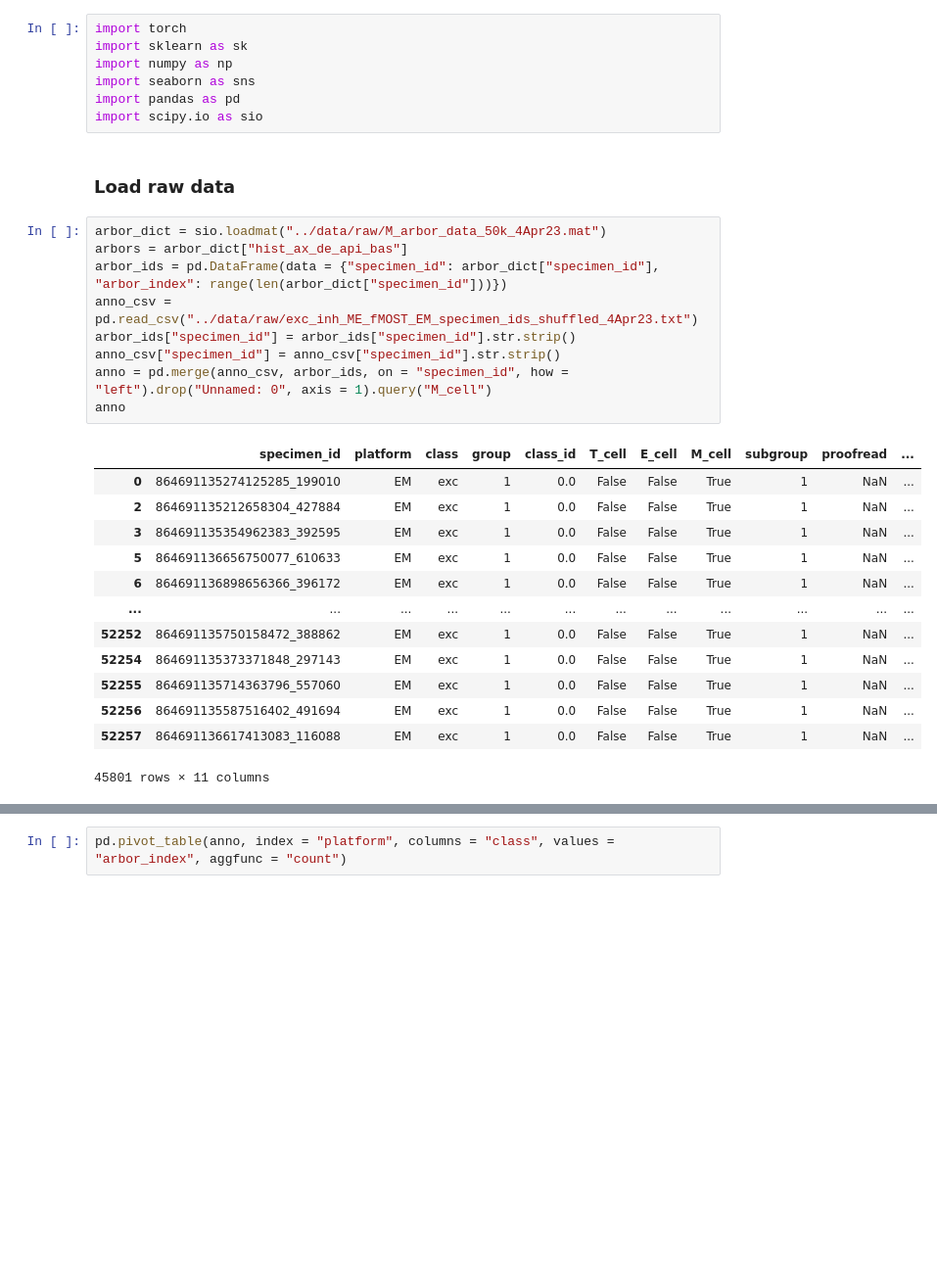
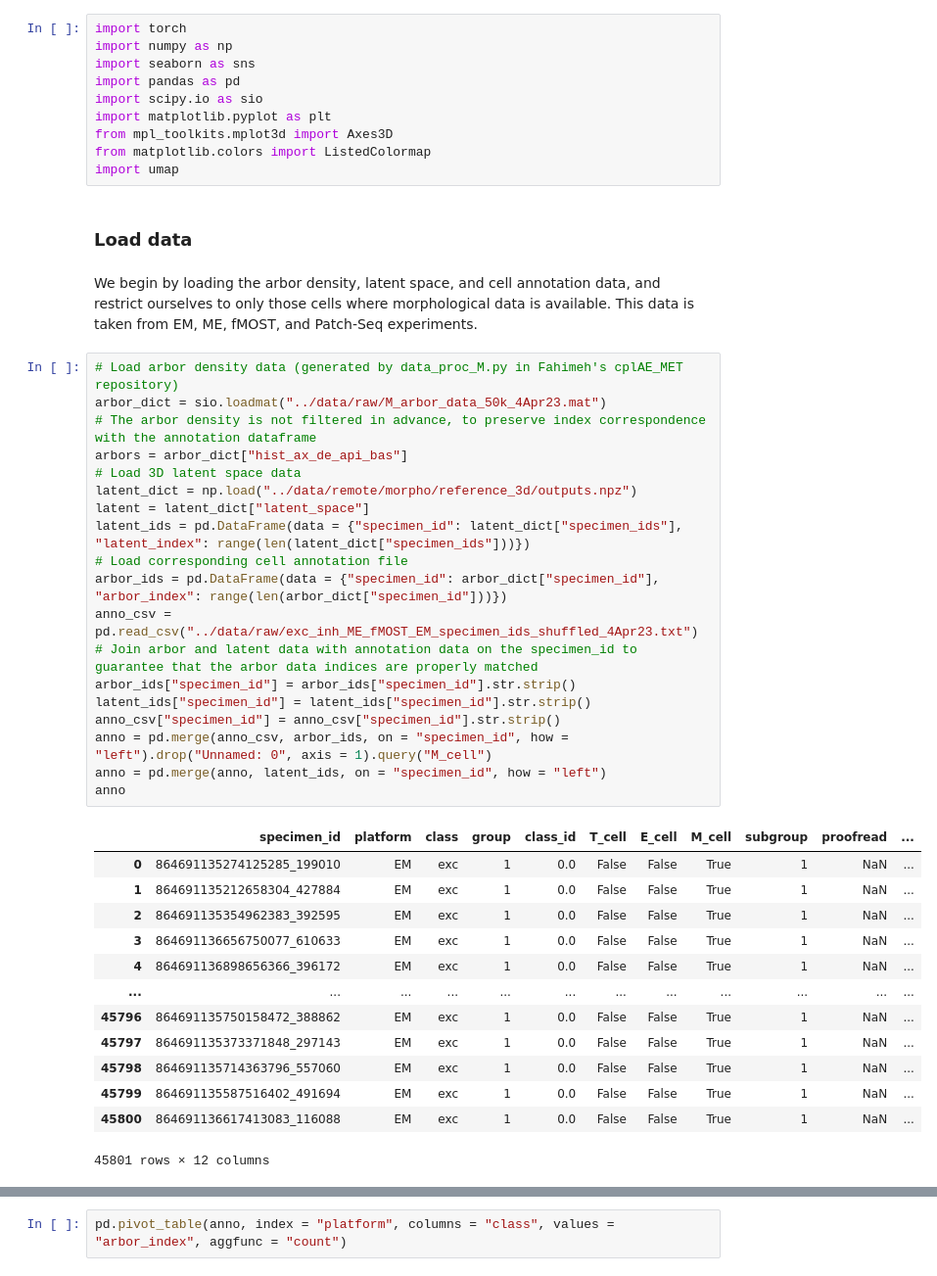
Before and after one commit to AllenInstitute/cplAE_MET, a Jupyter notebook: notebooks/Morph_EMvsPatchSeq.ipynb, the cells around one changed output, grey strips where cells are left out. Shown: that part at 98% size. Cells and saved outputs as stored; diff of their text form; blank space fills up the shorter version.

Commit message:
Added additional sections to morphology alignment notebook.

```diff
--- a/notebooks/Morph_EMvsPatchSeq.ipynb
+++ b/notebooks/Morph_EMvsPatchSeq.ipynb
@@ -1,32 +1,47 @@
 # %%
 import torch
-import sklearn as sk
 import numpy as np
 import seaborn as sns
 import pandas as pd
 import scipy.io as sio
+import matplotlib.pyplot as plt
+from mpl_toolkits.mplot3d import Axes3D
+from matplotlib.colors import ListedColormap
+import umap
 # %% [markdown]
-### Load raw data
+### Load data
+# %% [markdown]
+We begin by loading the arbor density, latent space, and cell annotation data, and restrict ourselves to only those cells where morphological data is available. This data is taken from EM, ME, fMOST, and Patch-Seq experiments.
 # %%
+# Load arbor density data (generated by data_proc_M.py in Fahimeh's cplAE_MET repository)
 arbor_dict = sio.loadmat("../data/raw/M_arbor_data_50k_4Apr23.mat")
+# The arbor density is not filtered in advance, to preserve index correspondence with the annotation dataframe
 arbors = arbor_dict["hist_ax_de_api_bas"]
+# Load 3D latent space data
+latent_dict = np.load("../data/remote/morpho/reference_3d/outputs.npz")
+latent = latent_dict["latent_space"]
+latent_ids = pd.DataFrame(data = {"specimen_id": latent_dict["specimen_ids"], "latent_index": range(len(latent_dict["specimen_ids"]))})
+# Load corresponding cell annotation file
 arbor_ids = pd.DataFrame(data = {"specimen_id": arbor_dict["specimen_id"], "arbor_index": range(len(arbor_dict["specimen_id"]))})
 anno_csv = pd.read_csv("../data/raw/exc_inh_ME_fMOST_EM_specimen_ids_shuffled_4Apr23.txt")
+# Join arbor and latent data with annotation data on the specimen_id to guarantee that the arbor data indices are properly matched
 arbor_ids["specimen_id"] = arbor_ids["specimen_id"].str.strip()
+latent_ids["specimen_id"] = latent_ids["specimen_id"].str.strip()
 anno_csv["specimen_id"] = anno_csv["specimen_id"].str.strip()
 anno = pd.merge(anno_csv, arbor_ids, on = "specimen_id", how = "left").drop("Unnamed: 0", axis = 1).query("M_cell")
+anno = pd.merge(anno, latent_ids, on = "specimen_id", how = "left")
 anno
 # %% [output]
 |  | specimen_id | platform | class | group | class_id | T_cell | E_cell | M_cell | subgroup | proofread | ... |
 | 0 | 864691135274125285_199010 | EM | exc | 1 | 0.0 | False | False | True | 1 | NaN | ... |
-| 2 | 864691135212658304_427884 | EM | exc | 1 | 0.0 | False | False | True | 1 | NaN | ... |
-| 3 | 864691135354962383_392595 | EM | exc | 1 | 0.0 | False | False | True | 1 | NaN | ... |
-| 5 | 864691136656750077_610633 | EM | exc | 1 | 0.0 | False | False | True | 1 | NaN | ... |
-| 6 | 864691136898656366_396172 | EM | exc | 1 | 0.0 | False | False | True | 1 | NaN | ... |
+| 1 | 864691135212658304_427884 | EM | exc | 1 | 0.0 | False | False | True | 1 | NaN | ... |
+| 2 | 864691135354962383_392595 | EM | exc | 1 | 0.0 | False | False | True | 1 | NaN | ... |
+| 3 | 864691136656750077_610633 | EM | exc | 1 | 0.0 | False | False | True | 1 | NaN | ... |
+| 4 | 864691136898656366_396172 | EM | exc | 1 | 0.0 | False | False | True | 1 | NaN | ... |
 | ... | ... | ... | ... | ... | ... | ... | ... | ... | ... | ... | ... |
-| 52252 | 864691135750158472_388862 | EM | exc | 1 | 0.0 | False | False | True | 1 | NaN | ... |
-| 52254 | 864691135373371848_297143 | EM | exc | 1 | 0.0 | False | False | True | 1 | NaN | ... |
-| 52255 | 864691135714363796_557060 | EM | exc | 1 | 0.0 | False | False | True | 1 | NaN | ... |
-| 52256 | 864691135587516402_491694 | EM | exc | 1 | 0.0 | False | False | True | 1 | NaN | ... |
-| 52257 | 864691136617413083_116088 | EM | exc | 1 | 0.0 | False | False | True | 1 | NaN | ... |
+| 45796 | 864691135750158472_388862 | EM | exc | 1 | 0.0 | False | False | True | 1 | NaN | ... |
+| 45797 | 864691135373371848_297143 | EM | exc | 1 | 0.0 | False | False | True | 1 | NaN | ... |
+| 45798 | 864691135714363796_557060 | EM | exc | 1 | 0.0 | False | False | True | 1 | NaN | ... |
+| 45799 | 864691135587516402_491694 | EM | exc | 1 | 0.0 | False | False | True | 1 | NaN | ... |
+| 45800 | 864691136617413083_116088 | EM | exc | 1 | 0.0 | False | False | True | 1 | NaN | ... |
-45801 rows × 11 columns
+45801 rows × 12 columns
```
Also changed, not shown: parts of 18 cells of this notebook.
